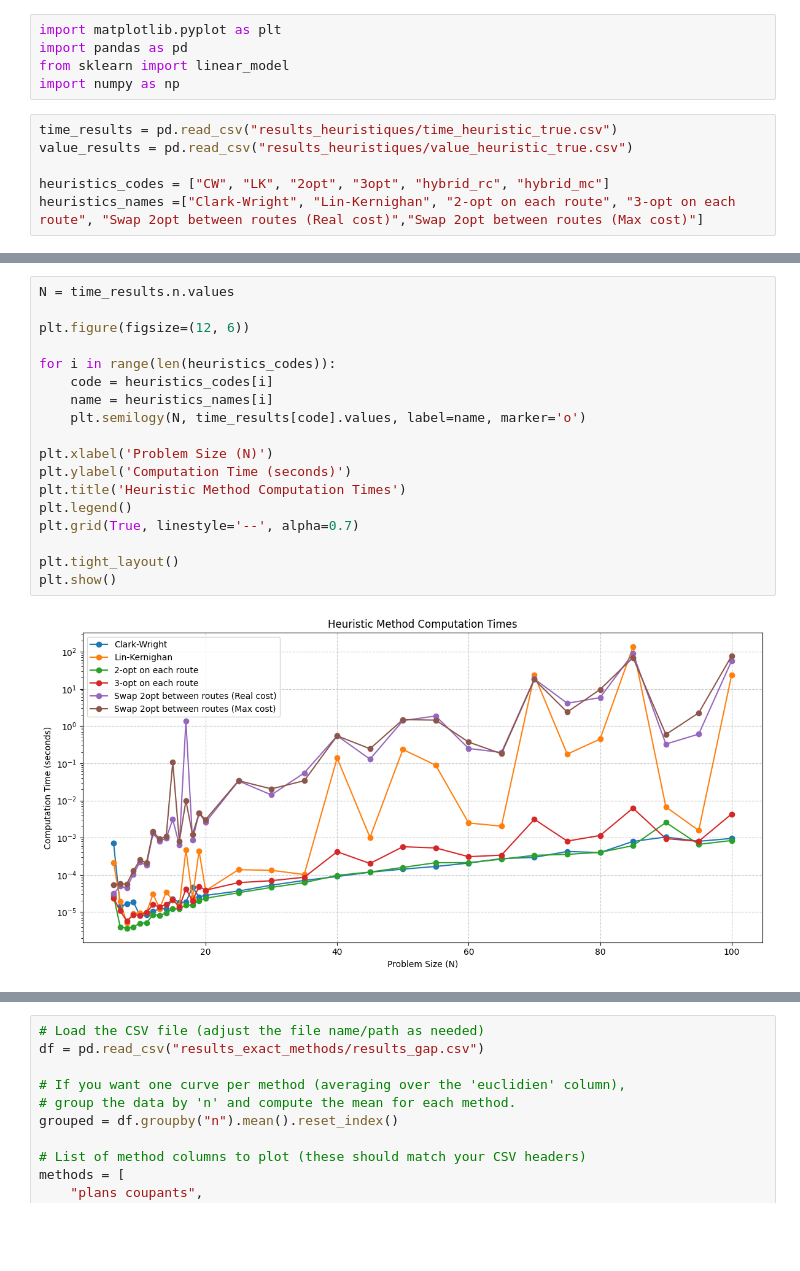
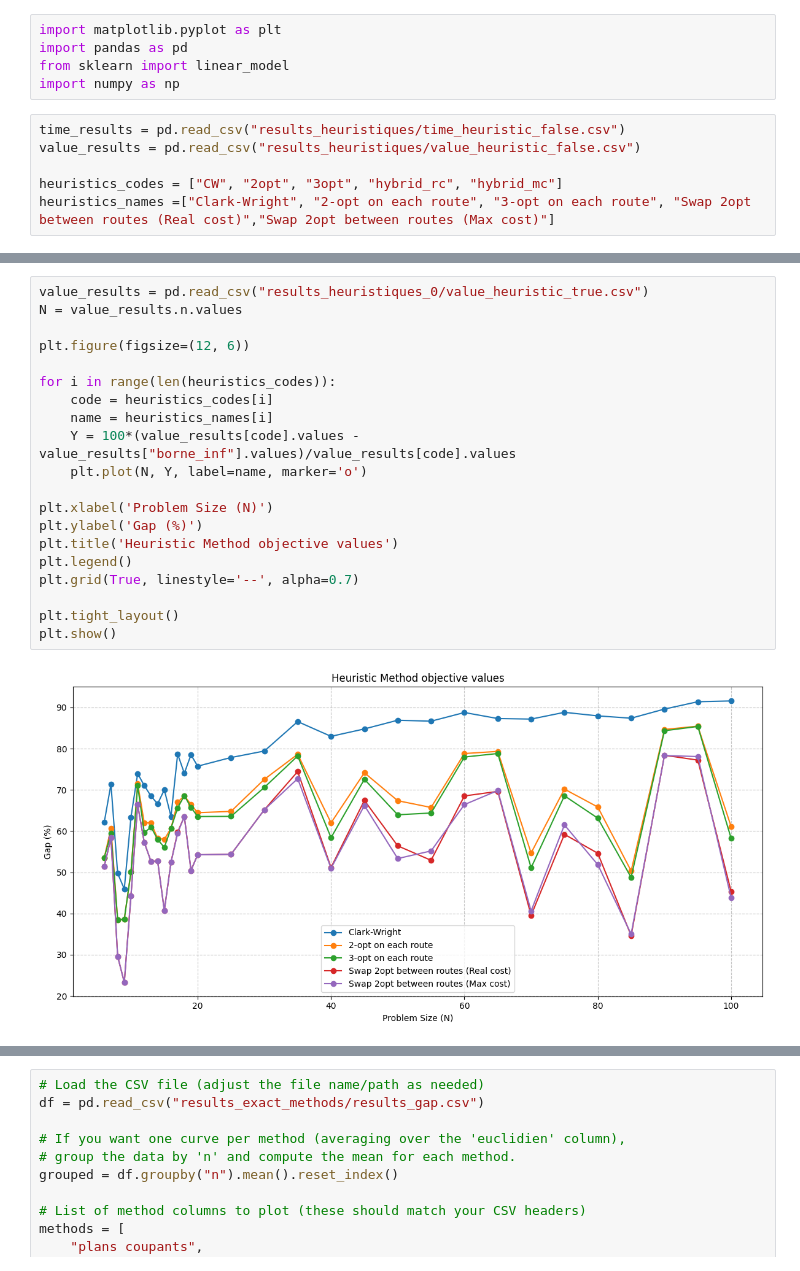
Before and after one commit to Darthkiller2Jr/projet_mpro, a Jupyter notebook: illustrations.ipynb, the cells around one changed output, grey strips where cells are left out. Saved outputs shown, nothing was run; the diff lists cells and outputs as text; blank space fills up the shorter version.

Commit message:
new figures

```diff
--- a/illustrations.ipynb
+++ b/illustrations.ipynb
@@ -4,8 +4,8 @@ import pandas as pd
 from sklearn import linear_model
 import numpy as np
 # %%
-time_results = pd.read_csv("results_heuristiques/time_heuristic_true.csv")
-value_results = pd.read_csv("results_heuristiques/value_heuristic_true.csv")
+time_results = pd.read_csv("results_heuristiques/time_heuristic_false.csv")
+value_results = pd.read_csv("results_heuristiques/value_heuristic_false.csv")
 
-heuristics_codes = ["CW", "LK", "2opt", "3opt", "hybrid_rc", "hybrid_mc"]
-heuristics_names =["Clark-Wright", "Lin-Kernighan", "2-opt on each route", "3-opt on each route", "Swap 2opt between routes (Real cost)","Swap 2opt between routes (Max cost)"]
+heuristics_codes = ["CW", "2opt", "3opt", "hybrid_rc", "hybrid_mc"]
+heuristics_names =["Clark-Wright", "2-opt on each route", "3-opt on each route", "Swap 2opt between routes (Real cost)","Swap 2opt between routes (Max cost)"]
@@ -12,21 +82,23 @@ heuristics_names =["Clark-Wright", "Lin-Kernighan", "2-opt on each route", "3-op
 # %%
-N = time_results.n.values
+value_results = pd.read_csv("results_heuristiques_0/value_heuristic_true.csv")
+N = value_results.n.values
 
 plt.figure(figsize=(12, 6))
 
 for i in range(len(heuristics_codes)):
     code = heuristics_codes[i]
     name = heuristics_names[i]
-    plt.semilogy(N, time_results[code].values, label=name, marker='o')
+    Y = 100*(value_results[code].values - value_results["borne_inf"].values)/value_results[code].values
+    plt.plot(N, Y, label=name, marker='o')
 
 plt.xlabel('Problem Size (N)')
-plt.ylabel('Computation Time (seconds)')
-plt.title('Heuristic Method Computation Times')
+plt.ylabel('Gap (%)')
+plt.title('Heuristic Method objective values')
 plt.legend()
 plt.grid(True, linestyle='--', alpha=0.7)
 
 plt.tight_layout()
 plt.show()
 # %% [output]
-[figure, old version]
+[figure, new version]
 # %%
```
Also changed, not shown: parts of 5 cells of this notebook, 18 other files.
